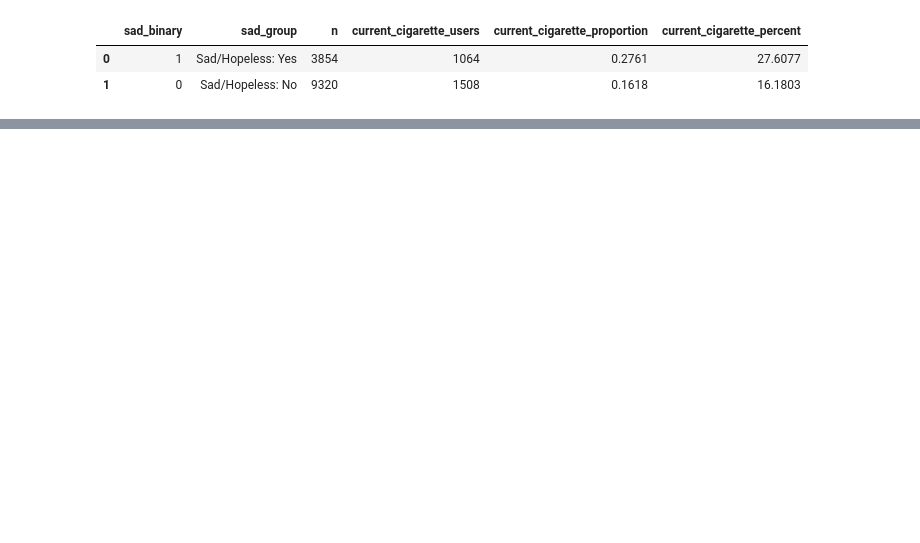
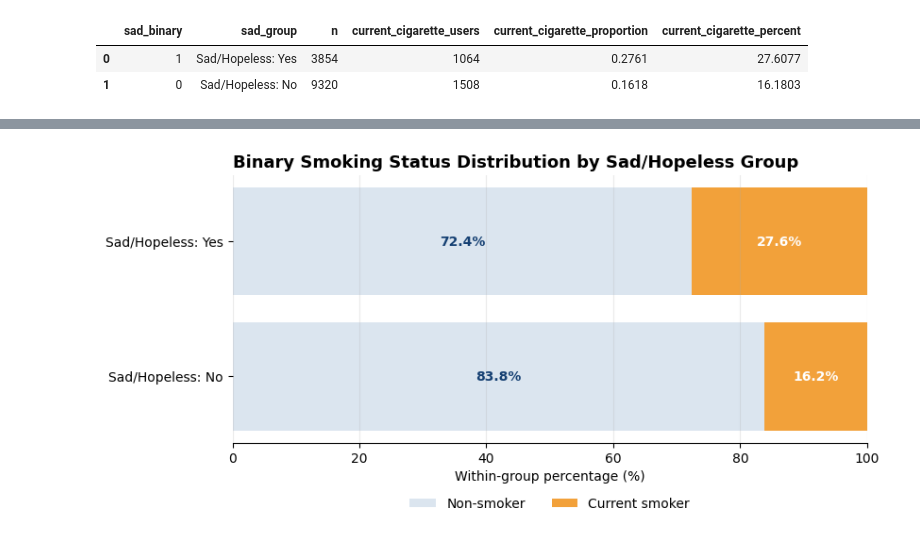
Before and after one commit to asd854026/2026-Spring-Stat2-Cycle3, a Jupyter notebook: notebooks/02_EDA_Main.ipynb, the cells around one changed output, grey strips where cells are left out. Drawn from its saved outputs; the diff is of its cells as text; code cells hidden in the pictures; blank space fills up the shorter version.

```diff
--- a/notebooks/02_EDA_Main.ipynb
+++ b/notebooks/02_EDA_Main.ipynb
@@ -270,0 +141,93 @@ Among current smokers, the **Sad/Hopeless: Yes** group had a slightly higher sha
+# %%
+# ------------------------------------------------------------
+# Binary smoking status distribution: Non-smoker vs Current smoker
+# ------------------------------------------------------------
+
+group_order = ["Sad/Hopeless: No", "Sad/Hopeless: Yes"]
+status_order = ["Non-smoker", "Current smoker"]
+
+status_counts = (
+    pd.crosstab(
+        analysis["sad_group"],
+        analysis["current_cigarette_status"]
+    )
+    .reindex(index=group_order, columns=status_order, fill_value=0)
+    .fillna(0)
+    .astype(int)
+)
+
+status_props = (
+    pd.crosstab(
+        analysis["sad_group"],
+        analysis["current_cigarette_status"],
+        normalize="index"
+    )
+    .reindex(index=group_order, columns=status_order, fill_value=0)
+    .fillna(0) * 100
+)
+
+status_table = (
+    status_counts
+    .reset_index()
+    .melt(id_vars="sad_group", var_name="current_cigarette_status", value_name="count")
+)
+
+status_props_long = (
+    status_props
+    .reset_index()
+    .melt(id_vars="sad_group", var_name="current_cigarette_status", value_name="within_group_percent")
+)
+
+status_table = status_table.merge(
+    status_props_long,
+    on=["sad_group", "current_cigarette_status"]
+)
+
+status_table["within_group_percent"] = status_table["within_group_percent"].round(1)
+status_table.to_csv(TAB_DIR / "02_binary_smoking_status_distribution_by_sad_group.csv", index=False)
+display(status_table)
+
+fig, ax = plt.subplots(figsize=(8.5, 4.2))
+
+left = np.zeros(len(group_order))
+colors = {
+    "Non-smoker": "#dbe5ef",
+    "Current smoker": "#f2a13a"
+}
+text_colors = {
+    "Non-smoker": "#143f72",
+    "Current smoker": "white"
+}
+
+for status in status_order:
+    vals = status_props.loc[group_order, status].values
+    bars = ax.barh(group_order, vals, left=left, color=colors[status], label=status)
+
+    for i, val in enumerate(vals):
+        if val >= 5:
+            ax.text(
+                left[i] + val / 2,
+                i,
+                f"{val:.1f}%",
+                va="center",
+                ha="center",
+                fontsize=10,
+                fontweight="bold",
+                color=text_colors[status]
+            )
+
+    left += vals
+
+ax.set_xlim(0, 100)
+ax.set_xlabel("Within-group percentage (%)")
+ax.set_title("Binary Smoking Status Distribution by Sad/Hopeless Group", fontsize=13, fontweight="bold", loc="left")
+ax.legend(loc="upper center", bbox_to_anchor=(0.5, -0.16), ncol=2, frameon=False)
+ax.grid(axis="x", alpha=0.25)
+
+for spine in ["top", "right", "left"]:
+    ax.spines[spine].set_visible(False)
+
+plt.tight_layout()
+fig.savefig(FIG_DIR / "02_binary_smoking_status_distribution_by_sad_group.png", dpi=300, bbox_inches="tight")
+plt.show()
+# %% [output]
@@ -270,0 +239 @@ Among current smokers, the **Sad/Hopeless: Yes** group had a slightly higher sha
+[figure, added]
```
Also changed, not shown: parts of 21 cells of this notebook, 29 other files.
